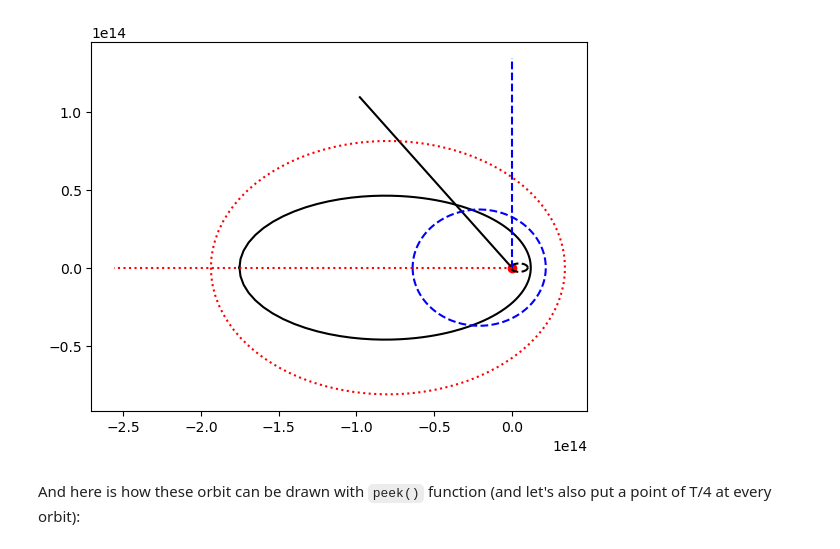
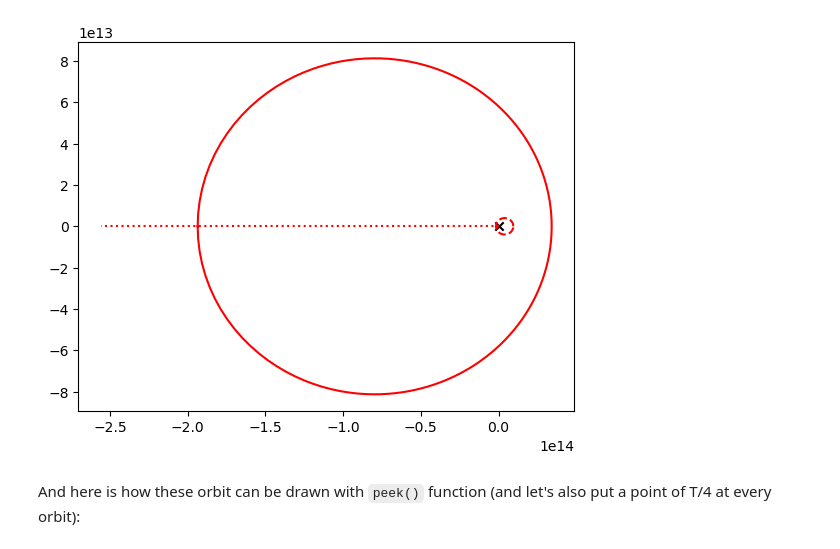
Before and after one commit to Alvkuzin/IBSEn, a Jupyter notebook: tutorials/Orbit_expanded.ipynb, the cells around one changed output. Drawn from its saved outputs; the diff is of its cells as text; code cells hidden in the pictures.

```diff
--- a/tutorials/Orbit_expanded.ipynb
+++ b/tutorials/Orbit_expanded.ipynb
@@ -23,95 +121,14 @@ from ibsen import Orbit
 # %%
-plt.close('all')
-
-"""
-Here we do the same as in full_tutorial but also show some additional features you may wish to use while working
-with orbit:Orbit. Also we do not use peek() method here, making all plots by 'manually'.
-"""
-############################################################################################################################
-"""
-This is the simplest way of initializing an orbit: by a keyword sys_name = ...
-The only available options are
-(1) 'psrb' (PSR B1259-63), or
-(2) 'rb' and (3) 'bw' for typical values for redback and black widow spider pulsar systems.
-(3) 'ls5039', ########## beware! the parameters need to be re-checked
-(4) 'psrj2032', ########## beware! the parameters need to be re-checked
-(5) 'ls61', ########## beware! the parameters need to be re-checked
-(6) 'test' --- which is a test gamma-ray binary in Sushch, van Soelen 2023.
-
-n is the number of points on the orbit to tabulate, None is default (orbit is not tabulated).
-"""
-nu = np.linspace(-np.pi, np.pi, 200)
-
-sys_name = 'psrb'
-orb = Orbit(sys_name = sys_name, n=1003)
-
-print(f'The {sys_name} orbit parameters are')
-print('T [days] = ', orb.T / DAY) # orbital period
-print('e = ', orb.e) # eccentricity
-print('nu_los [rad] = ', orb.nu_los) # the angle between the star-to-periastron direction and the direction to the observer
-print('a [au] = ', orb.a / AU) # major half-axis of the orbit
-print('b [au] = ', orb.b / AU) # minor half-axis of the orbit
-print('r_per [au] = ', orb.r_periastr / AU) # periastron orbital separation
-print('r_apo [au] = ', orb.r_apoastr / AU) # apoastron orbital separation
-print('r at t = 250 days [AU] = ', orb.r(t = 250 * DAY)) # the S-P distance at t = 250 days after peiastron passage
-print('true anomaly at t = 250 days = ', orb.true_an(t = 250 * DAY)) # the true anomaly at t = 250 days after peiastron passage
-print('time for the true anomaly of nu = 90deg = ',
-      orb.t_from_true_an(nu = 90 / 180 * np.pi)) # t when the true anomaly is 90 deg
-print('time [days] of LoS crossing is', orb.t_los / DAY)
-
-t = orb.t_from_true_an(nu)
-plt.plot(orb.x_p(t), orb.y_p(t), color='k') # plot the orbit
-plt.plot(orb.x_opt(t), orb.y_opt(t), color='k', ls='--') # once, let's plot the orbit of the optical star as well
-
-plt.scatter(x=0, y=0, color='r') # place an optical star in the center of coordinates
-plt.plot([0, 3 * orb.b * cos(orb.nu_los)],
-         [0, 3 * orb.b * sin(orb.nu_los)],
-         color='k', ls='-') # plot a line from the optical star to the direction of an observer
-
-"""
-You can pass period T, e, total mass M, and nu_los, incl_los as arguments, and these
-explicit parameters overwrite the default ones. Also, let's skip incl_los because we
-don't need it now. We can pass the argument
-"""
-
-orb_new = Orbit(sys_name = 'new_orbit', Mopt=7*2e33, Mp=1.4*2e33, T = 800. * DAY, e = 0.49, nu_los=pi/2,
-                incl_los=pi/4.,
-               allow_missing=True # if you're ABSOLUTELY 100% sure that your orbit does not need other parameters,
-                                  # you can fill everything else with None with this keyword. Default False
-               )
-
-print('new T [days] = ', orb_new.T / DAY) # new orbital period
-
-t_new = orb_new.t_from_true_an(nu)
-plt.plot(orb_new.x_p(t_new), orb_new.y_p(t_new), color='b', ls = '--') # plot the new orbit
-plt.plot([0, 3 * orb_new.b * cos(orb_new.nu_los)],
-         [0, 3 * orb_new.b * sin(orb_new.nu_los)],
-         color='b', ls='--')
-
-"""
-Or you can pass sys_name = some dictionary that should contain the following values:
-
-        [honestly, for the orbit we need only period, total mass, eccentricity, and nu_los. Everything
-        else will be needed later.]
-"""
 
 orb_my_dict = {
              'T': 1500 * DAY, # the orbital period [s]. Necessary for orbit
              'e': 0.7, # eccentriciry. Necessary for orbit
-             # 'M': 30. * 2e33, # total mass m1 + m2 [g]. The code does NOT check that M = Mopt + M_ns. Necessary for orbit
-             'D': 3e3 * 3e18, # the distance to the system [cm]. Necessary for spectrum (later)
-             'Ropt': 12 * 7e10, # the optical star radius [cm]. Necessary for winds (later)
-             'Topt': 3.4e3, # the optical star effective temperature [K]. Necessary for winds (later)
-             'Mopt': 28.6 * 2e33, # the optical star mass [g]. Necessary for winds but not used, can be skipped
-             'Mp': 1.4 * 2e33, #
-
-
+             'M_s': 28.6 * 2e33, # the optical star mass [g]. Necessary for winds but not used, can be skipped
+             'M_p': 1.4 * 2e33, #
              'nu_los': pi, # the angle between the star-to-periastron direction
                           # and the direction to the observer (= 3pi/2 - \omega) [rad]
-                          # Used later
              'incl_los': pi/6 # the angle between the orbit normal (n || \Omega_orb)
                           # and the direction to the observer [rad]
-                          # Used later
            }
 
 orb_my = Orbit(sys_name = 'orbit_with_dict', sys_params=orb_my_dict) # again, if you explicitly set something as an argument here,
@@ -120,7 +137,9 @@ orb_my = Orbit(sys_name = 'orbit_with_dict', sys_params=orb_my_dict) # again, if
 print('my T [days] = ', orb_my.T / DAY)
 
 t_my = orb_my.t_from_true_an(nu)
-plt.plot(orb_my.x_p(t_my), orb_my.y_p(t_my), color='r', ls = ':')
+plt.plot(orb_my.x_p(t_my), orb_my.y_p(t_my), color='r', ls = '-')
+plt.plot(orb_my.x_s(t_my), orb_my.y_s(t_my), color='r', ls = '--')
+plt.scatter(0, 0, c='k', marker='x')
 plt.plot([0, 3 * orb_my.b * cos(orb_my.nu_los)],
          [0, 3 * orb_my.b * sin(orb_my.nu_los)],
          color='r', ls=':') # plot a line from the optical star to the direction of an observer
@@ -142,5 +148,5 @@ new T [days] =  800.0
 my T [days] =  1500.0
-[figure, old version]
+[figure, new version]
 # %% [markdown]
 And here is how these orbit can be drawn with `peek()` function (and let's also put a point of T/4 at every orbit):
 # %%
```
Also changed, not shown: parts of 9 cells of this notebook, 28 other files.
